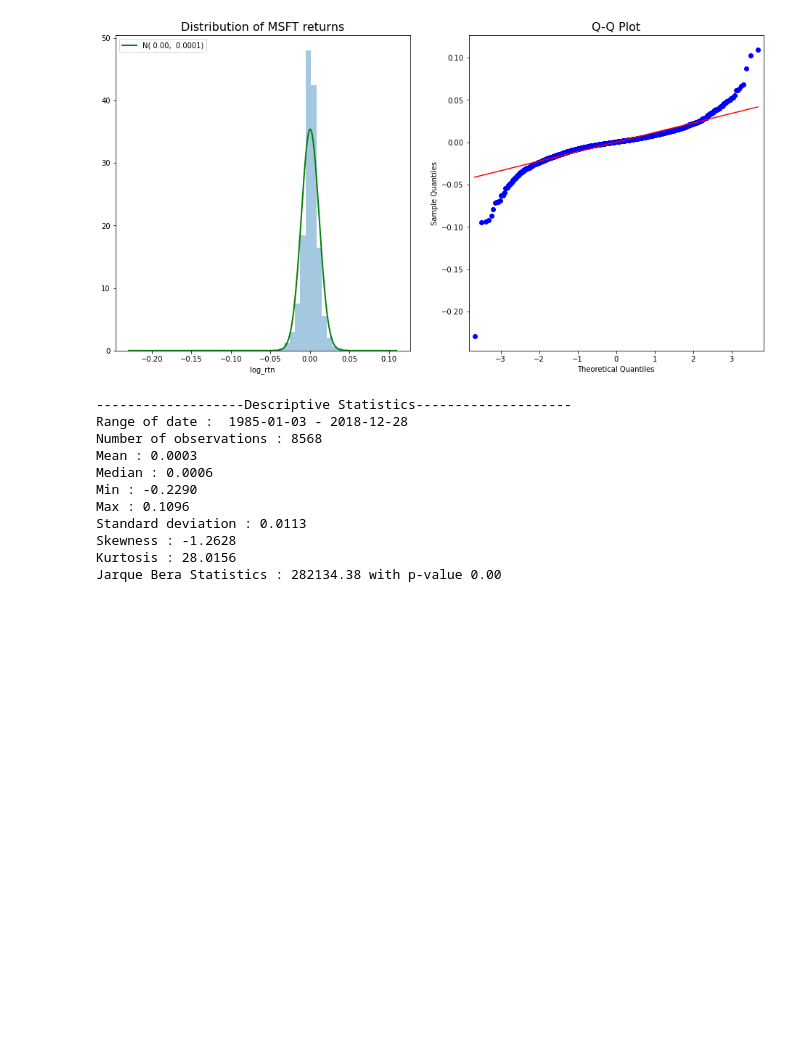
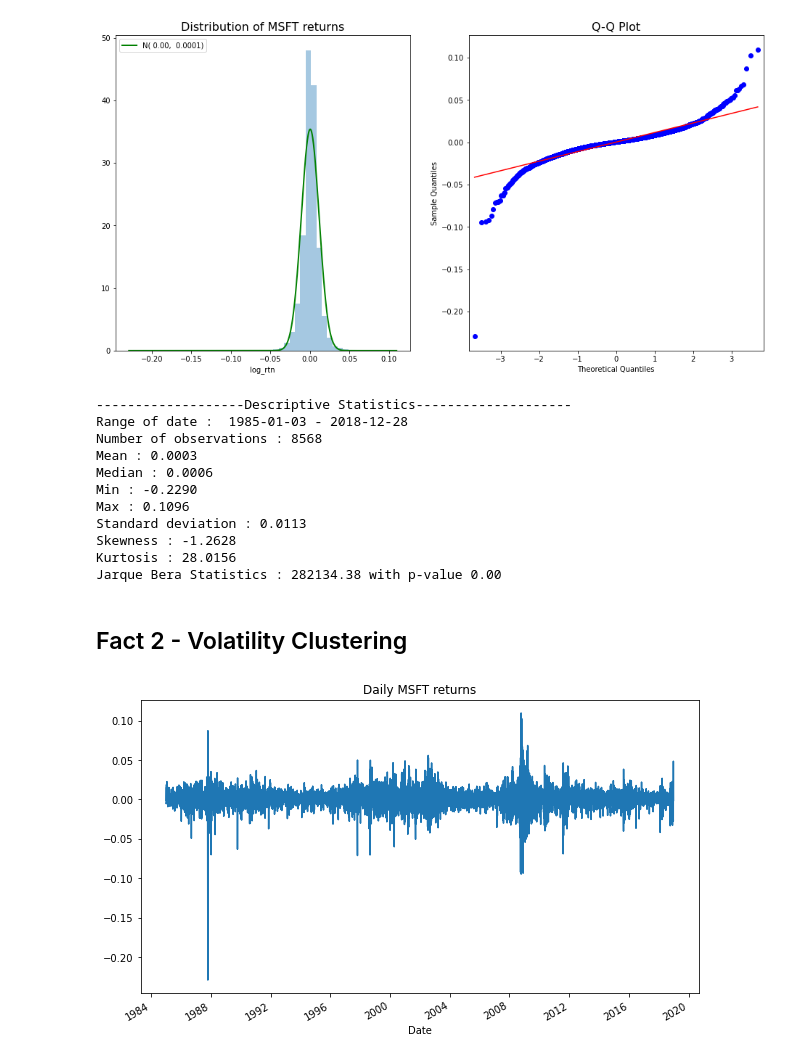
Before and after one commit to bayuryunarko/ML-Finance, a Jupyter notebook: 04MLFinancialAnalysis.ipynb, the cells around one changed output. Cells and saved outputs as stored; diff of their text form; code cells hidden in the pictures; blank space fills up the shorter version.

```diff
--- a/04MLFinancialAnalysis.ipynb
+++ b/04MLFinancialAnalysis.ipynb
@@ -94,3 +94,11 @@ Standard deviation : 0.0113
 Skewness : -1.2628
 Kurtosis : 28.0156
 Jarque Bera Statistics : 282134.38 with p-value 0.00
+# %% [markdown]
+## Fact 2 - Volatility Clustering
+# %%
+df.log_rtn.plot(title='Daily MSFT returns', figsize=(10,6))
+
+plt.show()
+# %% [output]
+[figure, added]
```
Also changed, not shown: parts of 12 cells of this notebook.
